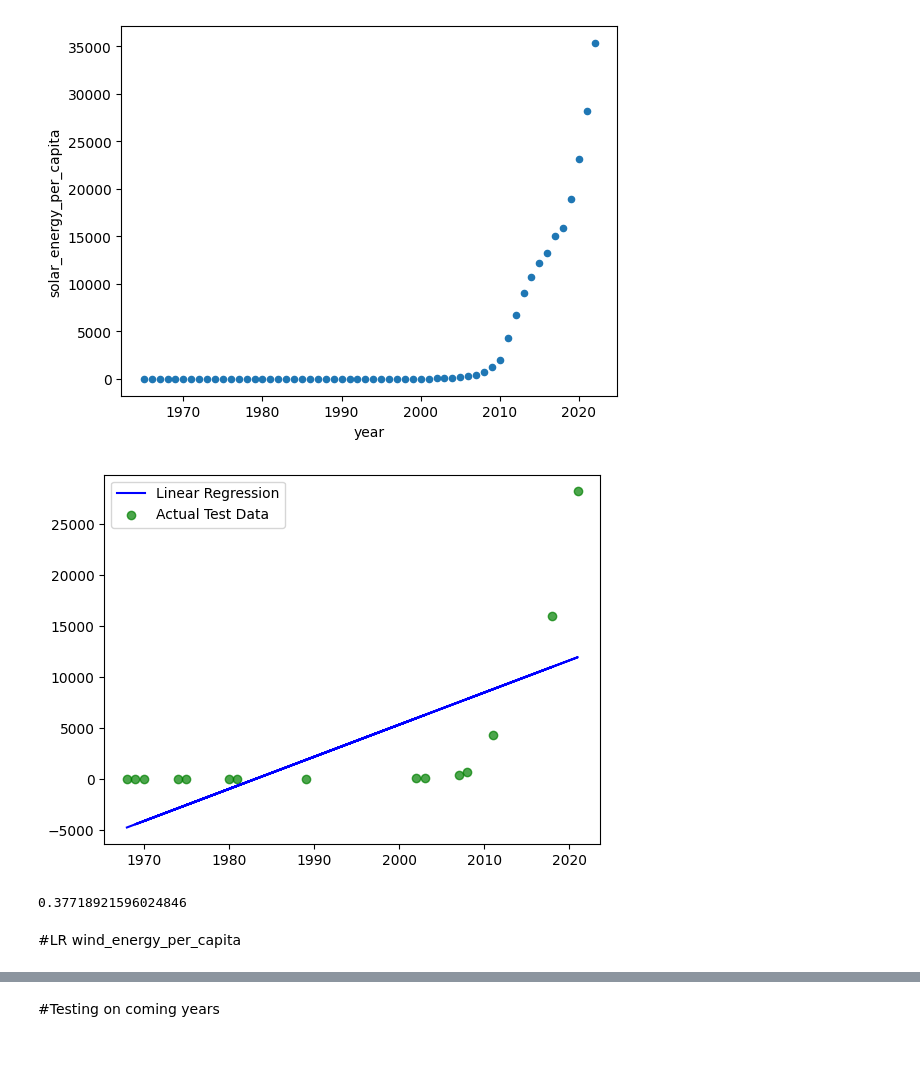
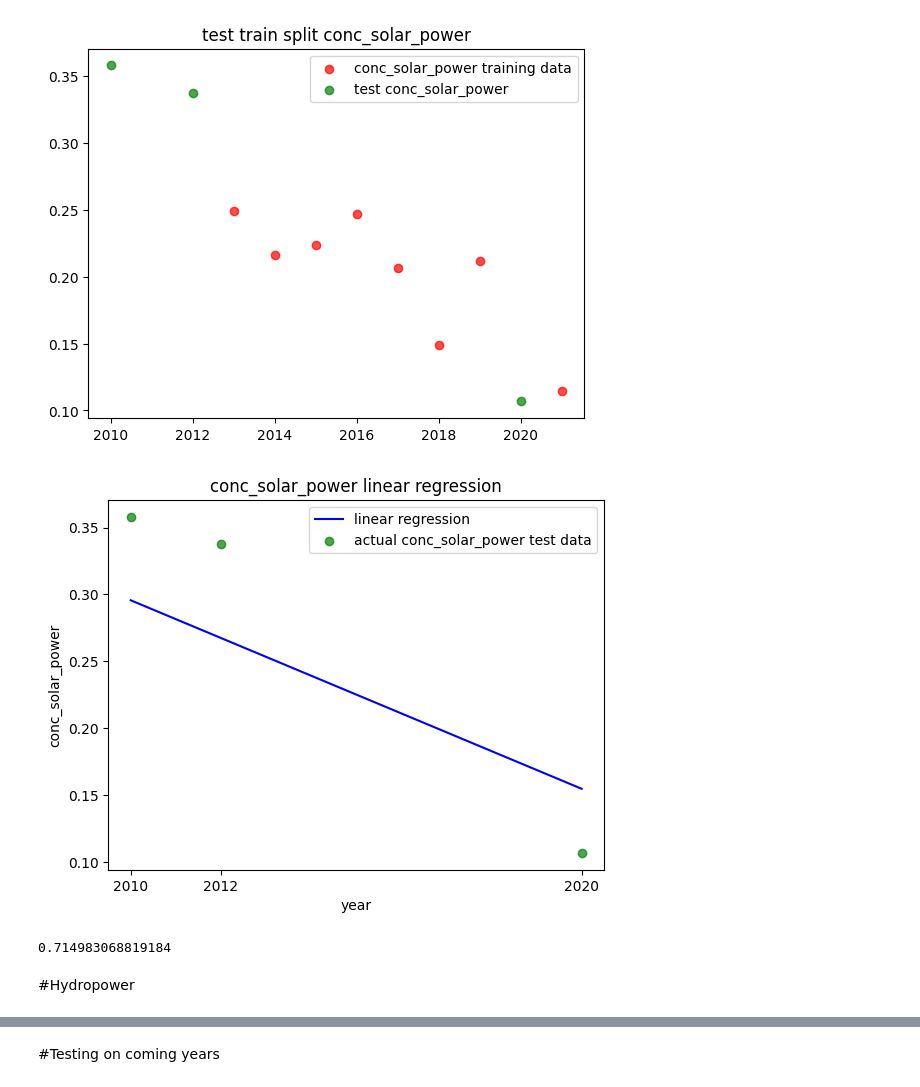
Before and after one commit to ndhend/Winc_assignments, a Jupyter notebook: Final_Ass_Q3.ipynb, the cells around one changed output, grey strips where cells are left out. Saved outputs shown, nothing was run; the diff lists cells and outputs as text; code cells hidden in the pictures; blank space fills up the shorter version.

```diff
--- a/Final_Ass_Q3.ipynb
+++ b/Final_Ass_Q3.ipynb
@@ -178,32 +267,59 @@ LR.score(X_test_nuclear.values.reshape(-1,1), y_test.values) # Output: -4.509082
 # %%
+# renewables.plot(kind='scatter', x='year', y ='conc_solar_power')
+# plt.show()
+# Although I see no line in the plot, I will test it, not to exclude it.
 
-renewables.plot(kind='scatter', x='year', y='solar_energy_per_capita')
+
+# Prepare data
+X_test_year = renewables['year']
+# X_test_year
+y_test_conc_solar_power = renewables['conc_solar_power']
+# y_test_conc_solar_power
+
+# Test train split for supervised training
+X_train_year, X_test_year, y_train_conc_solar_power, y_test_conc_solar_power = train_test_split(
+    renewables.year, renewables.conc_solar_power)
+
+
+# Test train split for supervised training
+X_train_year, X_test_year, y_train_conc_solar_power, y_test_conc_solar_power = train_test_split(
+    renewables.year, renewables.conc_solar_power)
+
+# Test train split visualization
+plt.scatter(X_train_year,y_train_conc_solar_power, label='conc_solar_power training data',
+            color='r', alpha=0.7)
+plt.scatter(X_test_year, y_test_conc_solar_power, label='test conc_solar_power',
+            color='g', alpha=0.7)
+plt.legend()
+plt.title('test train split conc_solar_power')
 plt.show()
 
-#Test train split for supervised training
-X_train, X_test_solar, y_train, y_test = train_test_split(
-    renewables.year, renewables.solar_energy_per_capita)
-
 # Create linear model and train it
-LR=LinearRegression()
-LR_solar = LR.fit(X_train.values.reshape(-1,1), y_train.values)
+lr=LinearRegression()
+lr_conc_solar_power = lr.fit(X_train_year.values.reshape(-1,1), y_train_conc_solar_power.values)
 
 # Use model to predict TEST Data
-solar_predictions = LR_solar.predict(X_test_solar.values.reshape(-1, 1))
+conc_solar_power_predictions = lr_conc_solar_power.predict(X_test_year.values.reshape(-1, 1))
 
+# Plot prediction line against actual data
+plt.plot(X_test_year, conc_solar_power_predictions, label='linear regression', color='b')
+plt.scatter(X_test_year, y_test_conc_solar_power, label='actual conc_solar_power test data', color='g', alpha=.7) # alpha = brightness of the dots.
+plt.legend()
 
-# Plot prediction liine against actual data
-plt.plot(X_test_solar, solar_predictions, label='Linear Regression', color='b')
-plt.scatter(X_test_solar, y_test, label='Actual Test Data', color='g', alpha=.7) # alpha = brightness of the dots.
-plt.legend()
+# Format x-axis tick labels as integers (years)
+plt.xticks(X_test_year.astype(int))
+
+plt.title('conc_solar_power linear regression')
+plt.xlabel('year')
+plt.ylabel('conc_solar_power')
 plt.show()
 
-# Score the model
-LR.score(X_test_solar.values.reshape(-1,1), y_test.values) # Output:0.5795128886593048
+# # Score the model
+lr.score(X_test_year.values.reshape(-1,1), y_test_conc_solar_power.values) # Output: 0.2138969076043844
 # %% [output]
-[figure, old version]
+[figure, new version]
-[figure, old version]
+[figure, new version]
-0.37718921596024846
+0.714983068819184
-# %% [markdown]
-#LR  wind_energy_per_capita
+# %% [markdown]
+#Hydropower
 # %%
```
Also changed, not shown: parts of 31 cells of this notebook.
